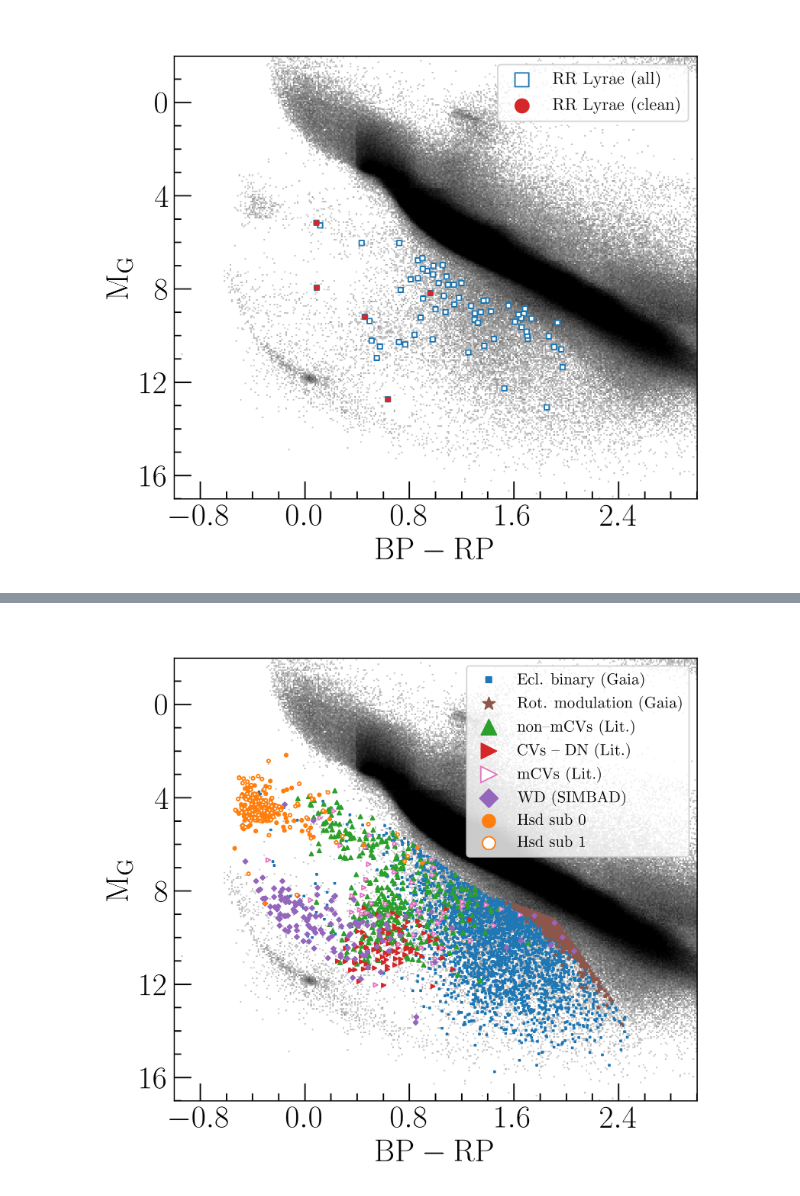
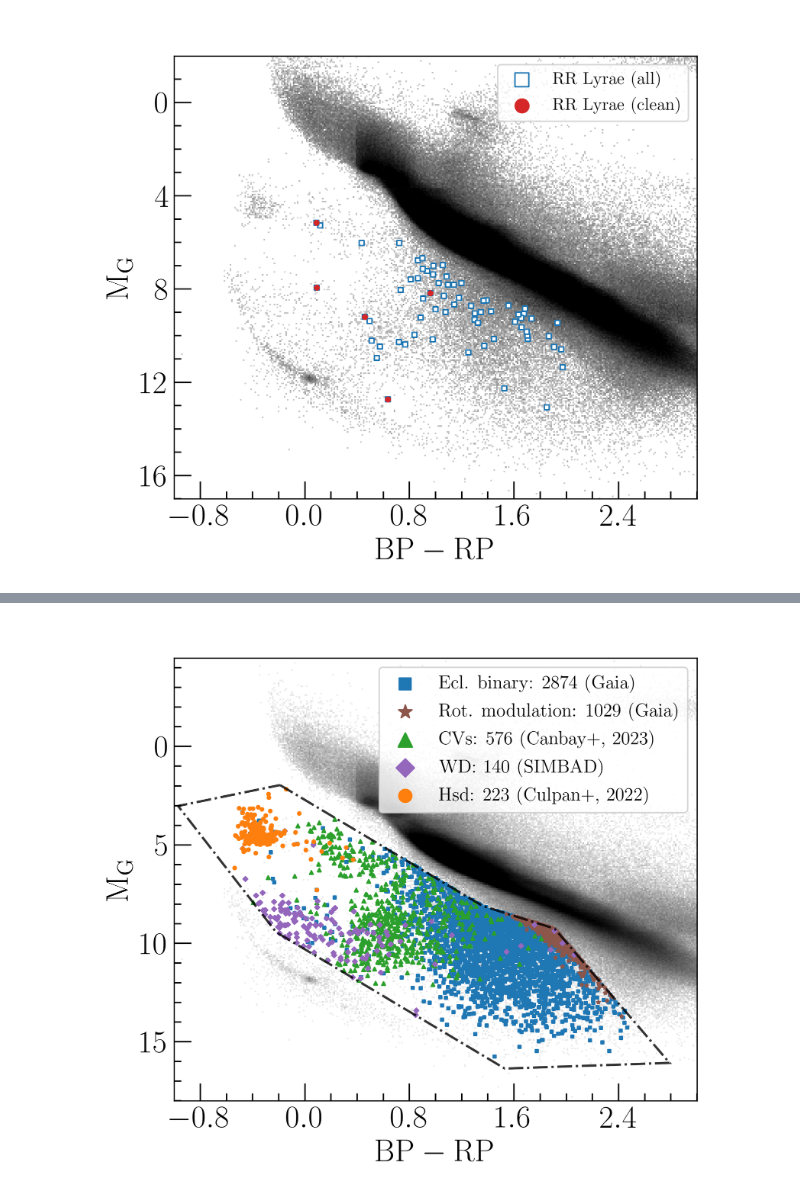
Before and after one commit to rtprincy/Colour_magnitude_diagram_Python, a Jupyter notebook: plot_CMD.ipynb, the cells around one changed output, grey strips where cells are left out. Cells and saved outputs as stored; diff of their text form; code cells hidden in the pictures.

```diff
--- a/plot_CMD.ipynb
+++ b/plot_CMD.ipynb
@@ -155,6 +224,8 @@ CVs_lit=pd.read_csv("/Users/princy/Radboud/paper3_data/CVs_cluster_with_known_CV
 sdb_sub0=sdb_sub[sdb_sub['HSD Sub Cluster']==0]
 sdb_sub1=sdb_sub[sdb_sub['HSD Sub Cluster']==1]
 
+known_hsd_culpan=data_targets[data_targets['hsd']==True]
+
 CVs_DN=CVs_lit[CVs_lit['Type_2']=="DN"]
 CVs_mcvs=CVs_lit[CVs_lit['Type_2']=="mCV"]
 CVs_nonmcvs=CVs_lit[CVs_lit['Type_2']=="non-mCVs"]
@@ -166,7 +237,7 @@ fig, ax = plt.subplots(figsize=(6, 5.5), dpi=300, subplot_kw={'projection': 'sca
 ax.set_facecolor("white")
 
 
-norm = ImageNormalize(vmin=0., vmax=100, stretch=LogStretch())
+norm = ImageNormalize(vmin=0., vmax=500, stretch=LogStretch())
 
 ax.set_title(" ",fontsize=20)
 
@@ -175,49 +246,68 @@ density = ax.scatter_density(bprp, G_abs, norm=norm, cmap="Greys", downres_facto
 
 
 
-plt.scatter(ECL['bp_rp'],ECL['G_abs'],s=1,color=color[0],marker='s',label='Ecl. binary (Gaia)')
+plt.scatter(ECL['bp_rp'],ECL['G_abs'],s=4,color=color[0],marker='s',label=f'Ecl. binary: {len(ECL)} (Gaia)')
 
 # plt.scatter(eb2['bp_rp'].values,eb2['G_abs'].values,s=5,facecolor='white',edgecolor=color[1],marker='o',label='EB2')
 # plt.scatter(eb3['bp_rp'].values,eb3['G_abs'].values,s=5,facecolor='white',edgecolor=color[2],marker='o',label='EB3')
 # plt.scatter(eb1['bp_rp'].values,eb1['G_abs'].values,s=5,facecolor='white',edgecolor=color[3],marker='o',label='EB1')
 
 # plt.scatter(rot1['bp_rp'].values,rot1['G_abs'].values,s=5,facecolor='white',edgecolor=color[6],marker='o',label='ROT2')
 # plt.scatter(rot1['bp_rp'].values,rot1['G_abs'].values,s=5,facecolor='white',edgecolor=color[5],marker='o',label='ROT1')
-plt.scatter(rot['bp_rp'].values,rot['G_abs'].values,s=5,color=color[5],marker='*',label='Rot. modulation (Gaia)')
+plt.scatter(rot['bp_rp'].values,rot['G_abs'].values,s=6,color=color[5],marker='*',label=f'Rot. modulation: {len(rot)} (Gaia)')
+
+plt.scatter(CVs['bp_rp'].values,CVs['G_abs'].values,s=6,color=color[2],marker='^',label=f'CVs: {len(CVs)} (Canbay+, 2023)')
+
+# plt.scatter(CVs_nonmcvs['bp_rp'].values,CVs_nonmcvs['G_abs'].values,s=7,color=color[2],marker='^',label=f'non–mCVs: {len(CVs_nonmcvs)} (Lit.)')
+# plt.scatter(CVs_DN['bp_rp'].values,CVs_DN['G_abs'].values,s=7,color=color[3],marker='>',label=f'CVs – DN: {len(CVs_DN)} (Lit.)')
+# plt.scatter(CVs_mcvs['bp_rp'].values,CVs_mcvs['G_abs'].values,s=8,color=color[6],marker='>',facecolor='white',label=f'mCVs: {len(CVs_mcvs)} (Lit.)')
+
+plt.scatter(WD['bp_rp'].values,WD['G_abs'].values,s=5,color=color[4],marker='D',label=f'WD: {len(WD)} (SIMBAD)')
+
+plt.scatter(known_hsd_culpan['bp_rp'].values,known_hsd_culpan['G_abs'].values,s=5,color=color[1],marker='o',label=f'Hsd: {len(known_hsd_culpan)} (Culpan+, 2022)')
+# plt.scatter(sdb_sub1['bp_rp'].values,sdb_sub1['G_abs'].values,s=6,color=color[7],marker='s',facecolor='white',label='Hsd sub 1')
 
 
-plt.scatter(CVs_nonmcvs['bp_rp'].values,CVs_nonmcvs['G_abs'].values,s=7,color=color[2],marker='^',label='non–mCVs (Lit.)')
-plt.scatter(CVs_DN['bp_rp'].values,CVs_DN['G_abs'].values,s=7,color=color[3],marker='>',label='CVs – DN (Lit.)')
-plt.scatter(CVs_mcvs['bp_rp'].values,CVs_mcvs['G_abs'].values,s=8,color=color[6],marker='>',facecolor='white',label='mCVs (Lit.)')
 
-plt.scatter(WD['bp_rp'].values,WD['G_abs'].values,s=5,color=color[4],marker='D',label='WD (SIMBAD)')
 
-plt.scatter(sdb_sub0['bp_rp'].values,sdb_sub0['G_abs'].values,s=5,color=color[1],marker='o',label='Hsd sub 0')
-plt.scatter(sdb_sub1['bp_rp'].values,sdb_sub1['G_abs'].values,s=5,color=color[1],marker='o',facecolor='white',label='Hsd sub 1')
+verts = [
+    (-0.19, 1.96),
+    (1.36, 8.10),
+    (1.91, 9.25),
+    (2.79, 16.07),
+    (1.53, 16.36),
+    (-0.22, 9.43),
+    (-0.97, 3.02)
+]
+
+verts.append(verts[0])
+poly = Polygon(verts, closed=True, fill=False, edgecolor='black', linewidth=1.6,alpha=0.8,linestyle='-.')
+plt.gca().add_patch(poly)
+
 
 
 ax.set_xlabel(r"$B_{p} - R_{p}$ \textbf{(mag)}")
 ax.set_ylabel(r"$M_{G}$ \textbf{(mag)}")
 
 
 ax.xaxis.set_major_locator(ticker.MaxNLocator(5))
 ax.yaxis.set_major_locator(ticker.MaxNLocator(5))
 
 
 
 plt.minorticks_on()
 plt.tick_params('both', length=12, width=1., which='major', direction='in')
 plt.tick_params('both', length=5, width=1, which='minor', direction='in')
 
-ax.set_ylim([17,-2])
+ax.set_ylim([18,-4.5])
 ax.set_xlim([-1.,3])
 ax.set_xlabel(r'$\rm BP-RP$')
 ax.set_ylabel(r'$\rm M_G$')
 
-ax.legend(fontsize=11,markerscale=4)
+ax.legend(fontsize=13,markerscale=4)
 
 plt.tight_layout()
-plt.savefig('CMD_Gaia_ms_wd_per_objtype.png',format='png',bbox_inches="tight")
+plt.savefig('CMD_Gaia_ms_wd_per_objtype.pdf',format='pdf',bbox_inches="tight")
 # %% [output]
-[figure, old version]
+[figure, new version]
 # %%
```
Also changed, not shown: parts of 11 cells of this notebook.
